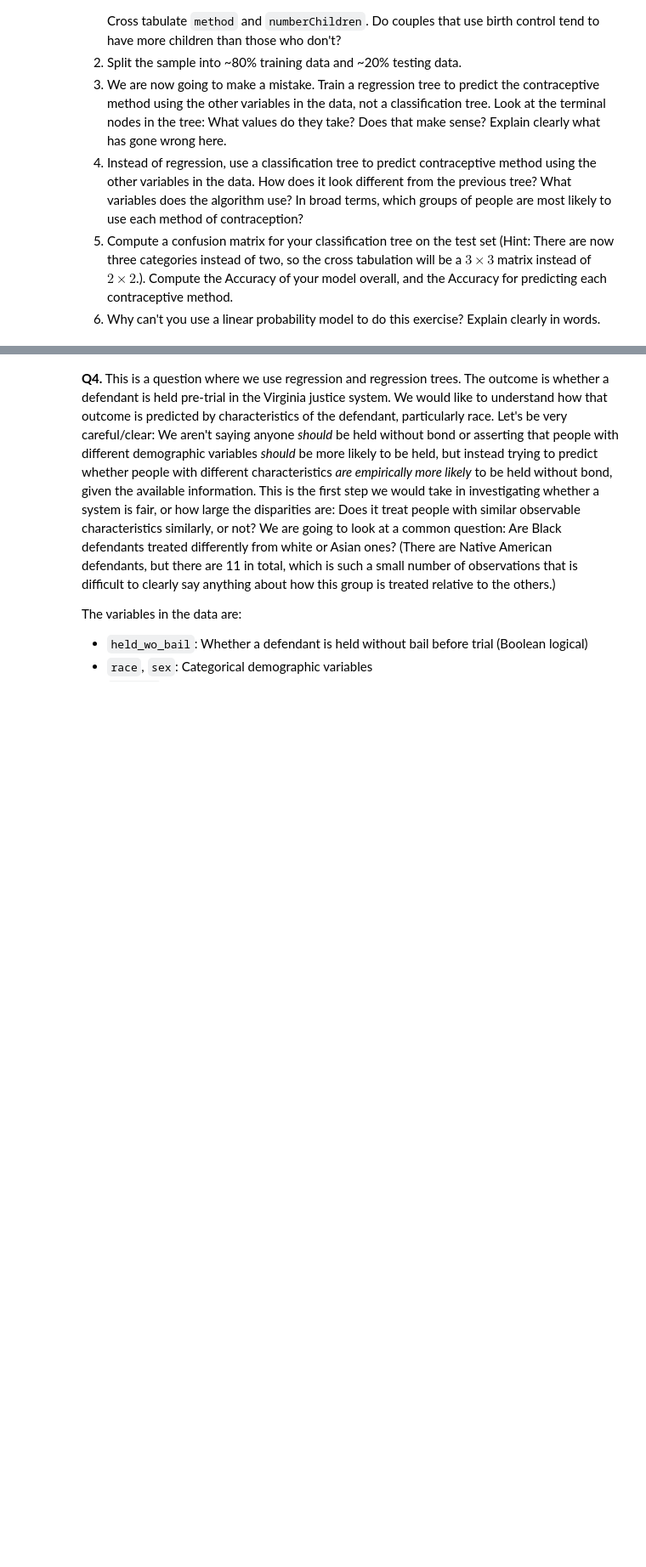
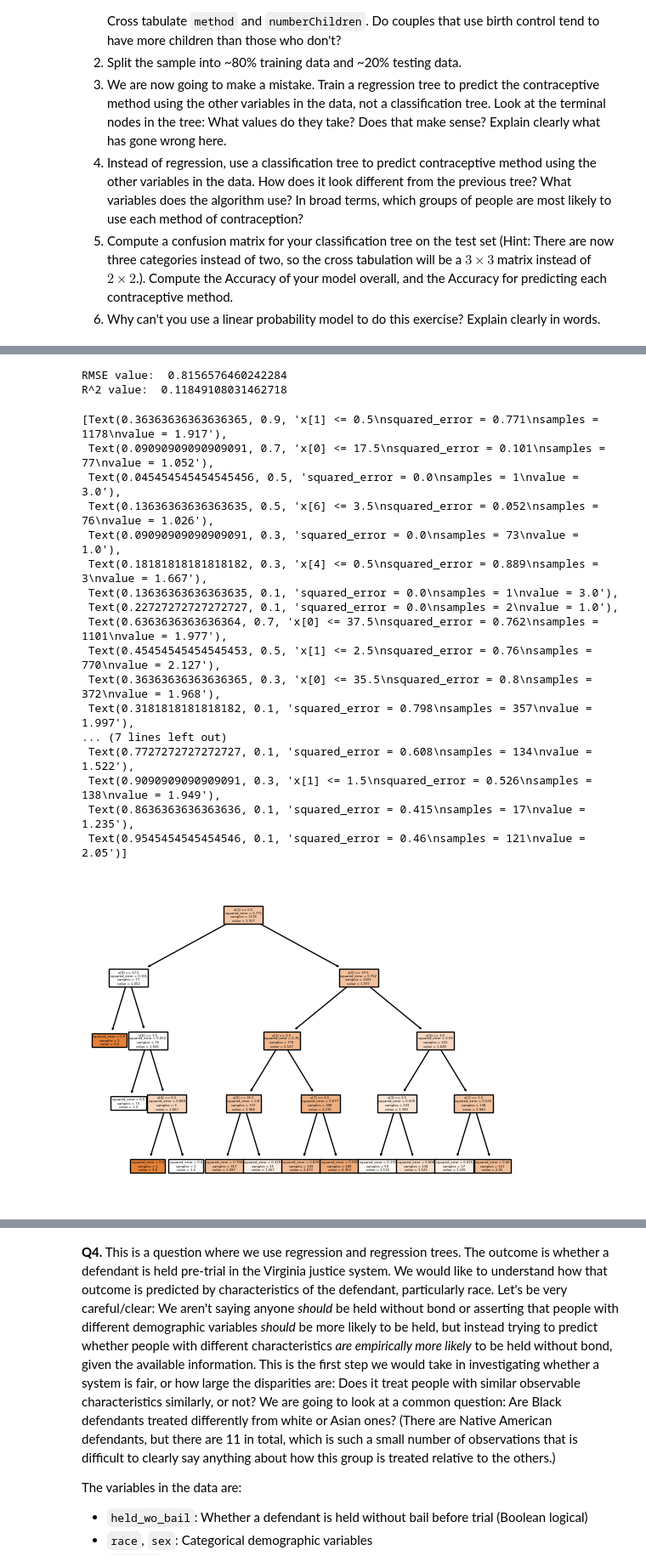
Before and after one commit to Monty-2003/assignment4, a Jupyter notebook: assignment4.ipynb, the cells around one changed output, grey strips where cells are left out. Shown at 85% size. Drawn from its saved outputs; the diff is of its cells as text; code cells hidden in the pictures; blank space fills up the shorter version.

Commit message:
Q3 Regression tree

```diff
--- a/assignment4.ipynb
+++ b/assignment4.ipynb
@@ -711,0 +736,41 @@ contra_dat = pd.read_csv("./assignment4/data/contraception_hw.csv")
+# %%
+# separate features and outcome variables
+X = contra_dat[['age', 'numberChildren', 'edu', 'edu_spouse', 'religion', 'working', 'spouse_occupation', 'standardOfLivingIndex', 'mediaExposure']]
+y = contra_dat['method']
+
+# split data
+X_train, X_test, y_train, y_test = train_test_split(X, y, test_size=.2, random_state=34)
+
+# Fit decision tree:
+cart = tree.DecisionTreeRegressor(max_depth=4) # Create a classifier object
+cart = cart.fit(X_train, y_train) # Fit the classifier
+
+y_pred = cart.predict(X_test)
+
+# Calculate R^2 and RMSE
+print("RMSE value: ", np.sqrt(mean_squared_error(y_true=y_test, y_pred=y_pred)))
+print("R^2 value: ", metrics.r2_score(y_test, y_pred)) # R squared measure
+
+# Visualize results:
+tree.plot_tree(cart,filled=True)
+# %% [output]
+RMSE value:  0.8156576460242284
+R^2 value:  0.11849108031462718
+[Text(0.36363636363636365, 0.9, 'x[1] <= 0.5\nsquared_error = 0.771\nsamples = 1178\nvalue = 1.917'),
+ Text(0.09090909090909091, 0.7, 'x[0] <= 17.5\nsquared_error = 0.101\nsamples = 77\nvalue = 1.052'),
+ Text(0.045454545454545456, 0.5, 'squared_error = 0.0\nsamples = 1\nvalue = 3.0'),
+ Text(0.13636363636363635, 0.5, 'x[6] <= 3.5\nsquared_error = 0.052\nsamples = 76\nvalue = 1.026'),
+ Text(0.09090909090909091, 0.3, 'squared_error = 0.0\nsamples = 73\nvalue = 1.0'),
+ Text(0.18181818181818182, 0.3, 'x[4] <= 0.5\nsquared_error = 0.889\nsamples = 3\nvalue = 1.667'),
+ Text(0.13636363636363635, 0.1, 'squared_error = 0.0\nsamples = 1\nvalue = 3.0'),
+ Text(0.22727272727272727, 0.1, 'squared_error = 0.0\nsamples = 2\nvalue = 1.0'),
+ Text(0.6363636363636364, 0.7, 'x[0] <= 37.5\nsquared_error = 0.762\nsamples = 1101\nvalue = 1.977'),
+ Text(0.45454545454545453, 0.5, 'x[1] <= 2.5\nsquared_error = 0.76\nsamples = 770\nvalue = 2.127'),
+ Text(0.36363636363636365, 0.3, 'x[0] <= 35.5\nsquared_error = 0.8\nsamples = 372\nvalue = 1.968'),
+ Text(0.3181818181818182, 0.1, 'squared_error = 0.798\nsamples = 357\nvalue = 1.997'),
+... (7 lines left out)
+ Text(0.7727272727272727, 0.1, 'squared_error = 0.608\nsamples = 134\nvalue = 1.522'),
+ Text(0.9090909090909091, 0.3, 'x[1] <= 1.5\nsquared_error = 0.526\nsamples = 138\nvalue = 1.949'),
+ Text(0.8636363636363636, 0.1, 'squared_error = 0.415\nsamples = 17\nvalue = 1.235'),
+ Text(0.9545454545454546, 0.1, 'squared_error = 0.46\nsamples = 121\nvalue = 2.05')]
+[figure, added]
```
Also changed, not shown: parts of 5 cells of this notebook.
